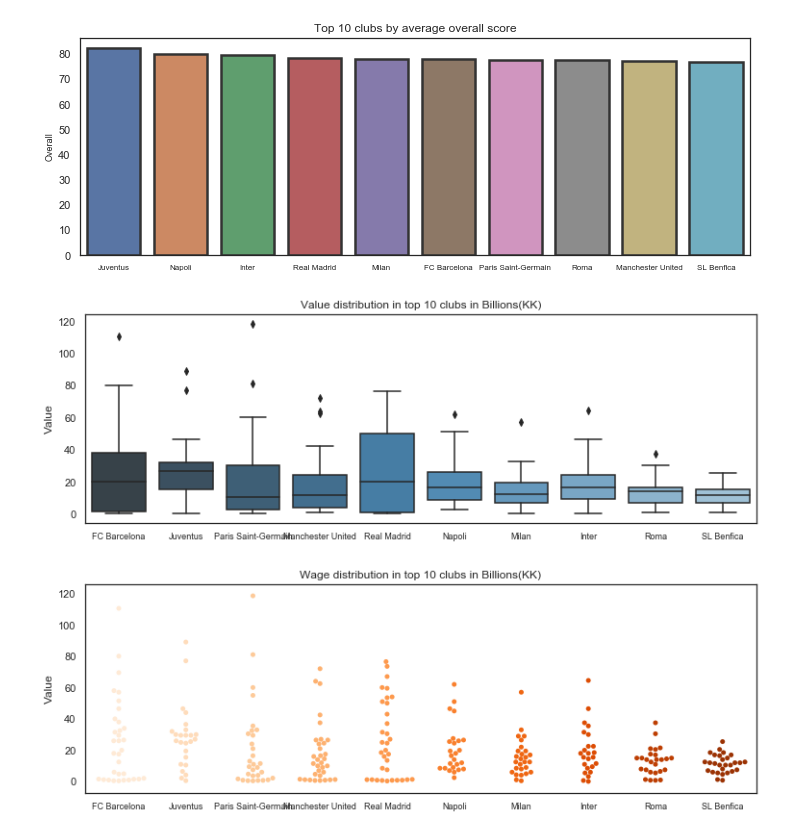
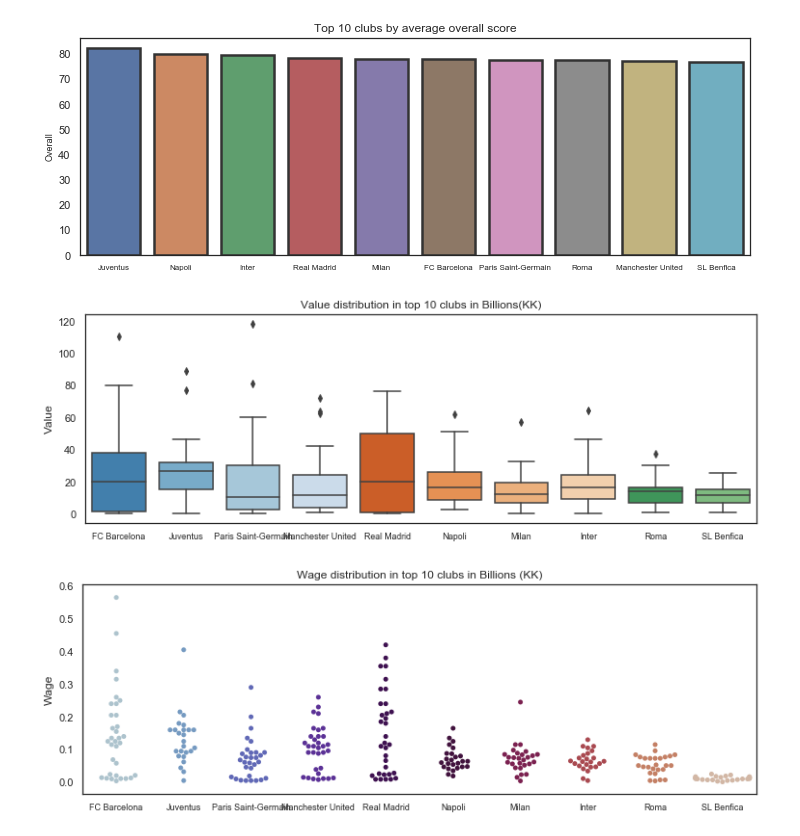
Before and after one commit to JakubPluta/EDA-ML, a Jupyter notebook: Fifa 19 Overall EDA.ipynb, the cells around one changed output. Cells and saved outputs as stored; diff of their text form; code cells hidden in the pictures.

```diff
--- a/Fifa 19 Overall EDA.ipynb
+++ b/Fifa 19 Overall EDA.ipynb
@@ -402,13 +402,13 @@ plt.title('Top 10 clubs by average overall score');
 [figure]
 # %%
 plt.figure(figsize=(12.5,4))
-p = sns.boxplot(x = 'Club', y = data['Value']/1000000, data = top10,palette='Blues_d').set_title('Value distribution in top 10 clubs in Billions(KK)')
+p = sns.boxplot(x = 'Club', y = top10['Value']/1000000, data = top10,palette='tab20c').set_title('Value distribution in top 10 clubs in Billions(KK)')
 p = plt.xticks(fontsize=9)
 p = plt.xlabel('');
 plt.figure(figsize=(12.5,4))
-sns.swarmplot(x = 'Club', y = data['Value']/1000000, data = top10,palette='Oranges').set_title('Wage distribution in top 10 clubs in Billions(KK)')
+sns.swarmplot(x = 'Club', y = top10['Wage']/1000000, data = top10,palette='twilight').set_title('Wage distribution in top 10 clubs in Billions (KK)')
 plt.xticks(fontsize=9)
 plt.xlabel('');
 # %% [output]
-[figure, old version]
+[figure, new version]
-[figure, old version]
+[figure, new version]
```
Also changed, not shown: parts of 5 cells of this notebook.
